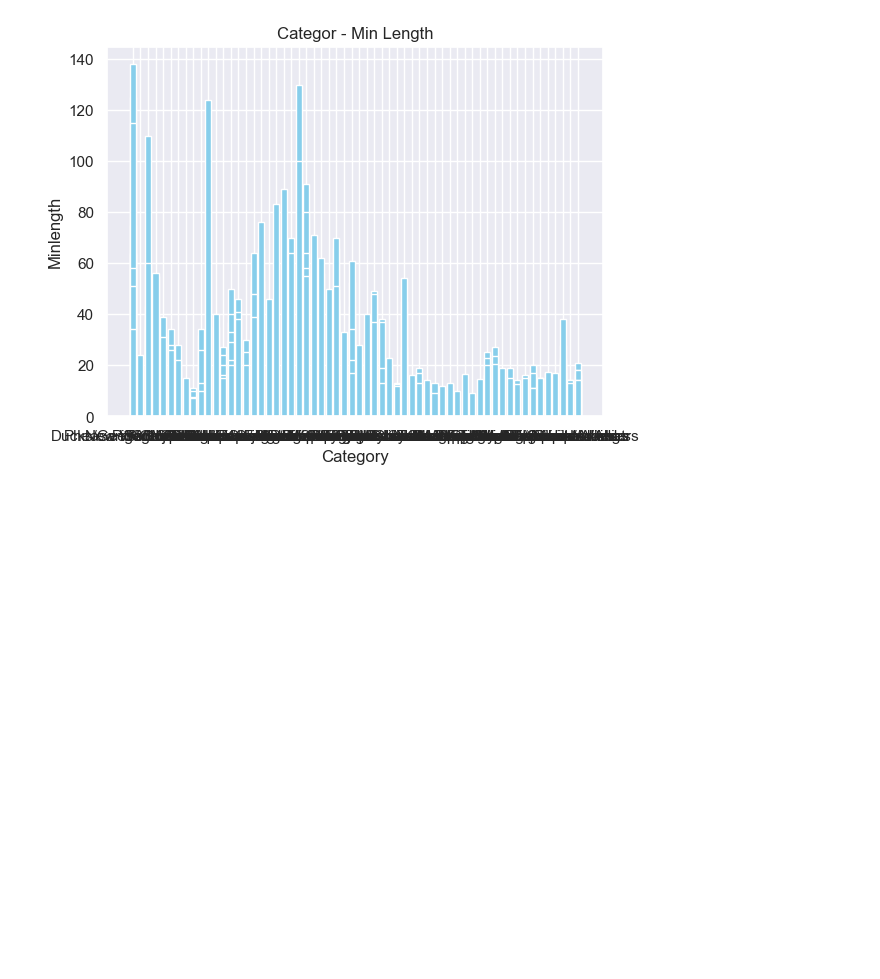
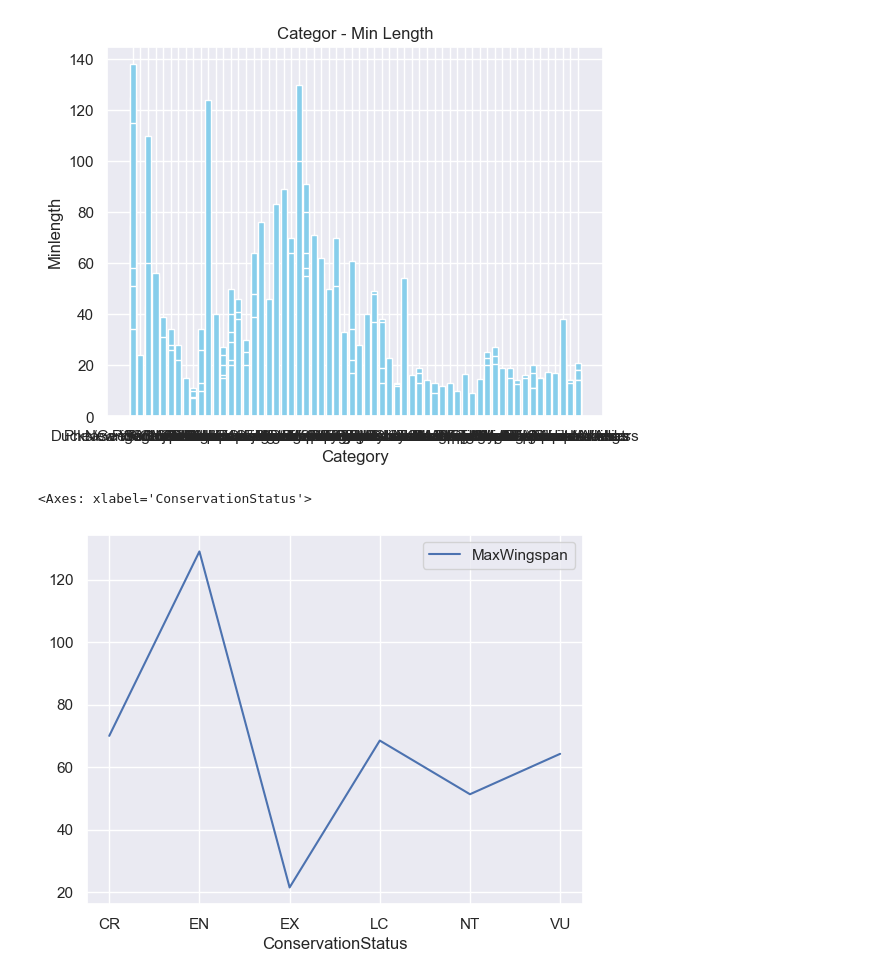
Before and after one commit to RumeysaHilal/Ada-Lovelace-Akademi, a Jupyter notebook: Week-3/data-vis.ipynb, the cells around one changed output. Saved outputs shown, nothing was run; the diff lists cells and outputs as text; code cells hidden in the pictures; blank space fills up the shorter version.

```diff
--- a/Week-3/data-vis.ipynb
+++ b/Week-3/data-vis.ipynb
@@ -71,3 +71,10 @@ plt.title('Categor - Min Length')
 plt.show()
 # %% [output]
 [figure]
+# %%
+df=(birds_df.groupby('ConservationStatus')['MaxWingspan']).mean()
+
+df.plot(legend=True)
+# %% [output]
+<Axes: xlabel='ConservationStatus'>
+[figure, added]
```
